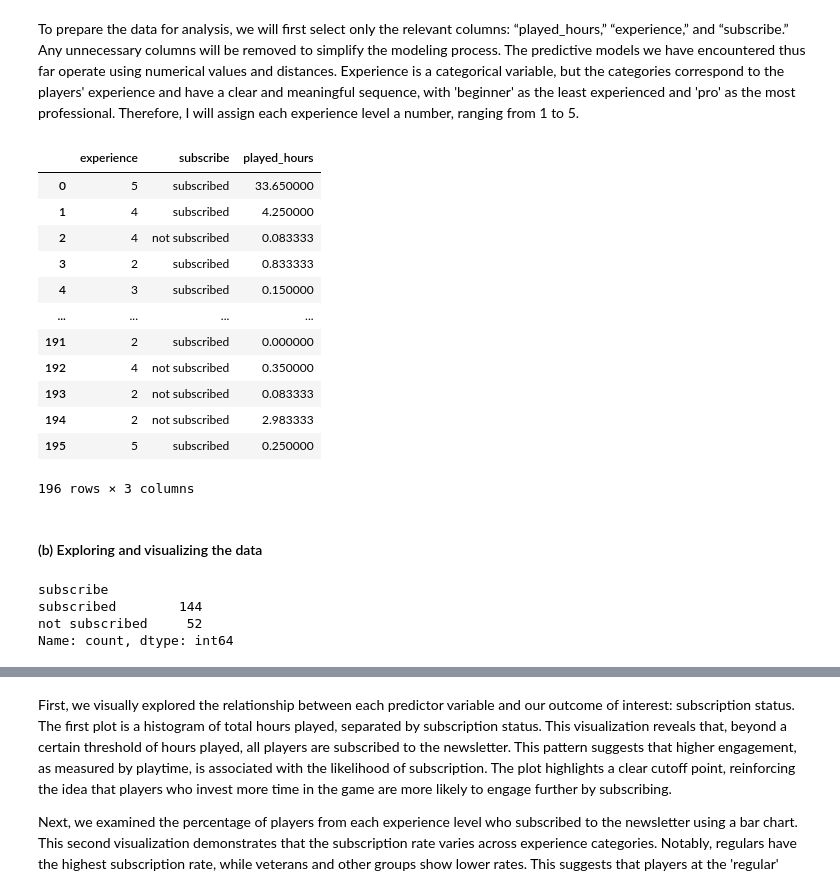
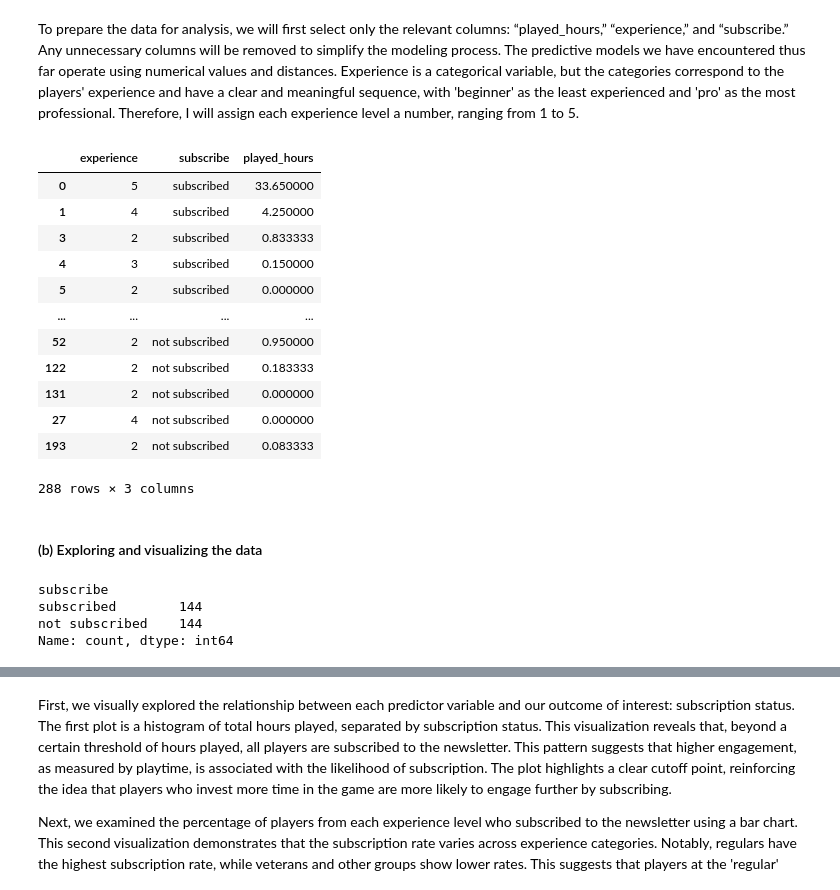
Before and after one commit to DanielSuarezGitHub/DSCI-G34, a Jupyter notebook: Project_final_report_G34.ipynb, the cells around one changed output, grey strips where cells are left out. Cells and saved outputs as stored; diff of their text form; code cells hidden in the pictures.

Commit message:
upsample subscribed and unsubscribed classes

```diff
--- a/Project_final_report_G34.ipynb
+++ b/Project_final_report_G34.ipynb
@@ -93,44 +93,47 @@ sessions_data["end_time"] = pd.to_datetime(sessions_data["end_time"])
 players_data_tidy = players_data.drop(["played_hours"], axis=1)
 sessions_data.dropna(subset=['end_time'], inplace=True)
 sessions_data['duration_hours'] = (sessions_data['end_time'] - sessions_data['start_time']).dt.total_seconds() / 3600
 player_hours = sessions_data.groupby('hashedEmail')['duration_hours'].sum().reset_index()
 player_hours.rename(columns={'duration_hours': 'played_hours'}, inplace=True)
 
 players_data_tidy = pd.merge(players_data_tidy, player_hours, on='hashedEmail', how='left')
 players_data_tidy['played_hours'] = players_data_tidy['played_hours'].fillna(0)
 
 # Re-label subscribe "True" as "subscribed", and subscribe "False" as "not subscribed"
 players_data_tidy['subscribe'] = players_data_tidy['subscribe'].replace({
     True : "subscribed",
     False : "not subscribed"
 })
 # Re-label experience levels with numbers
 players_data_tidy['experience'] = players_data_tidy['experience'].replace({
     'Beginner' : 1,
     'Amateur' : 2,
     'Regular' : 3,
     'Veteran' : 4,
     'Pro' : 5
 })
 
 # Drop the columns identified as not useful
 players_data_tidy.drop(columns=['individualId', 'organizationName', 'name', 'gender', 'age', 'hashedEmail'], inplace=True)
-
+subscribed = players_data_tidy[players_data_tidy["subscribe"] == "subscribed"]
+unsubscribed = players_data_tidy[players_data_tidy["subscribe"] == "not subscribed"]
+unsubscribed_upsample = unsubscribed.sample(n = subscribed.shape[0], replace=True)
+players_data_tidy = pd.concat((subscribed, unsubscribed_upsample))
 players_data_tidy
 # %% [output]
 |  | experience | subscribe | played_hours |
 | 0 | 5 | subscribed | 33.650000 |
 | 1 | 4 | subscribed | 4.250000 |
-| 2 | 4 | not subscribed | 0.083333 |
 | 3 | 2 | subscribed | 0.833333 |
 | 4 | 3 | subscribed | 0.150000 |
+| 5 | 2 | subscribed | 0.000000 |
 | ... | ... | ... | ... |
-| 191 | 2 | subscribed | 0.000000 |
-| 192 | 4 | not subscribed | 0.350000 |
+| 52 | 2 | not subscribed | 0.950000 |
+| 122 | 2 | not subscribed | 0.183333 |
+| 131 | 2 | not subscribed | 0.000000 |
+| 27 | 4 | not subscribed | 0.000000 |
 | 193 | 2 | not subscribed | 0.083333 |
-| 194 | 2 | not subscribed | 2.983333 |
-| 195 | 5 | subscribed | 0.250000 |
-196 rows × 3 columns
+288 rows × 3 columns
 # %% [markdown]
 #### (b) Exploring and visualizing the data
 # %%
@@ -139,7 +142,7 @@ players_data_tidy["subscribe"].value_counts()
 # %% [output]
 subscribe
 subscribed        144
-not subscribed     52
+not subscribed    144
 Name: count, dtype: int64
 # %%
 players_plot = alt.Chart(players_data_tidy).mark_bar().encode(
```
